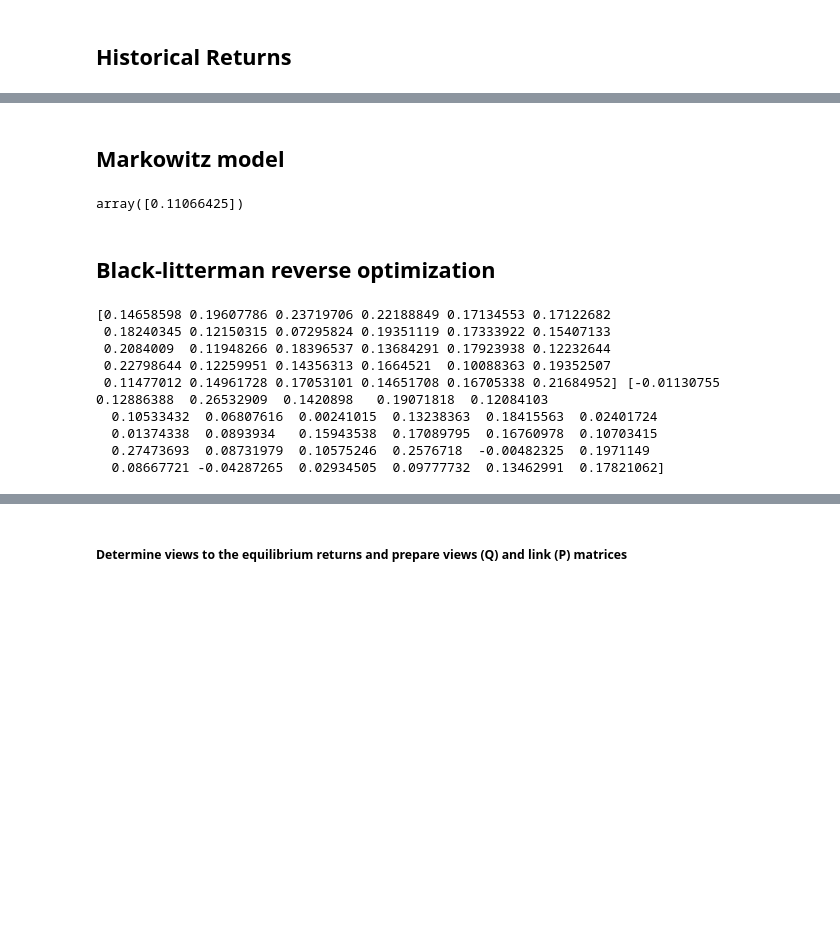
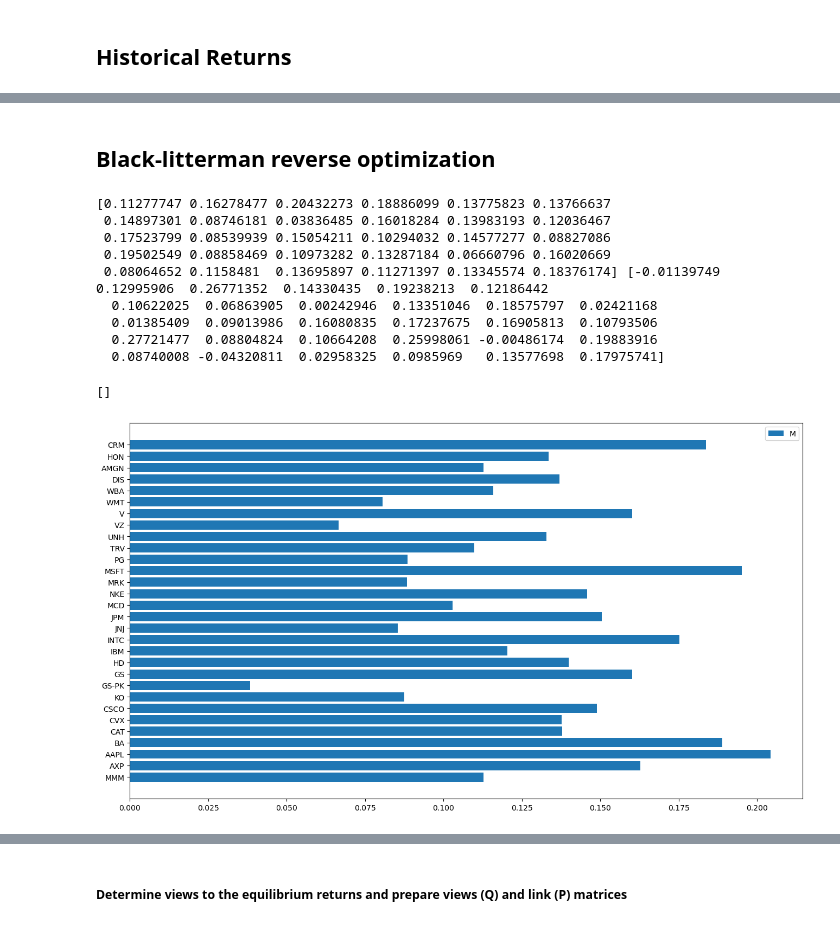
Before and after one commit to ps1899/Portfolio_Optimization-Black_Litterman, a Jupyter notebook: bl.ipynb, the cells around one changed output, grey strips where cells are left out. Saved outputs shown, nothing was run; the diff lists cells and outputs as text; code cells hidden in the pictures; blank space fills up the shorter version.

```diff
--- a/bl.ipynb
+++ b/bl.ipynb
@@ -200,5 +291,3 @@ display_frontier(result1, color='blue')
-# %% [markdown]
-## Markowitz model
 # %%
 def load_stock_data(name):
     dataframe = pd.read_csv('dow-jones/%s.csv' % name, index_col=None, parse_dates=['date'])
@@ -242,9 +339,0 @@ def markowitz_model(R, C, W, rm, rf, market_var):
-# %%
-def markowitz_portfolio_return(result: Result, C, rf, rm, market_var):
-    port_std = np.sqrt(np.array( [port_var(result.W, C)]))
-    market_std = np.sqrt(np.array( [market_var] ))
-    return rf + (rm-rf) * (port_std/market_std)
-
-markowitz_portfolio_return(result1, C, rf, rm, market_var)
-# %% [output]
-array([0.11066425])
@@ -259,15 +346,22 @@ var = port_var(W,C)
 
 lmb = (mean - rf) / var  # Calculate risk aversion
 Pi = np.dot(np.dot(lmb, C), W)  # Calculate equilibrium excess returns
-print(Pi+rf, R)
+print(Pi, R)
 # %% [output]
-[0.14658598 0.19607786 0.23719706 0.22188849 0.17134553 0.17122682
- 0.18240345 0.12150315 0.07295824 0.19351119 0.17333922 0.15407133
- 0.2084009  0.11948266 0.18396537 0.13684291 0.17923938 0.12232644
- 0.22798644 0.12259951 0.14356313 0.1664521  0.10088363 0.19352507
- 0.11477012 0.14961728 0.17053101 0.14651708 0.16705338 0.21684952] [-0.01130755  0.12886388  0.26532909  0.1420898   0.19071818  0.12084103
-  0.10533432  0.06807616  0.00241015  0.13238363  0.18415563  0.02401724
-  0.01374338  0.0893934   0.15943538  0.17089795  0.16760978  0.10703415
-  0.27473693  0.08731979  0.10575246  0.2576718  -0.00482325  0.1971149
-  0.08667721 -0.04287265  0.02934505  0.09777732  0.13462991  0.17821062]
+[0.11277747 0.16278477 0.20432273 0.18886099 0.13775823 0.13766637
+ 0.14897301 0.08746181 0.03836485 0.16018284 0.13983193 0.12036467
+ 0.17523799 0.08539939 0.15054211 0.10294032 0.14577277 0.08827086
+ 0.19502549 0.08858469 0.10973282 0.13287184 0.06660796 0.16020669
+ 0.08064652 0.1158481  0.13695897 0.11271397 0.13345574 0.18376174] [-0.01139749  0.12995906  0.26771352  0.14330435  0.19238213  0.12186442
+  0.10622025  0.06863905  0.00242946  0.13351046  0.18575797  0.02421168
+  0.01385409  0.09013986  0.16080835  0.17237675  0.16905813  0.10793506
+  0.27721477  0.08804824  0.10664208  0.25998061 -0.00486174  0.19883916
+  0.08740008 -0.04320811  0.02958325  0.0985969   0.13577698  0.17975741]
+# %%
+plt.barh(stocks_list, Pi)
+plt.legend('Min '+ stocks_list[ np.argmin(Pi)])
+plt.plot()
+# %% [output]
+[]
+[figure, added]
 # %%
```
Also changed, not shown: parts of 27 cells of this notebook.
